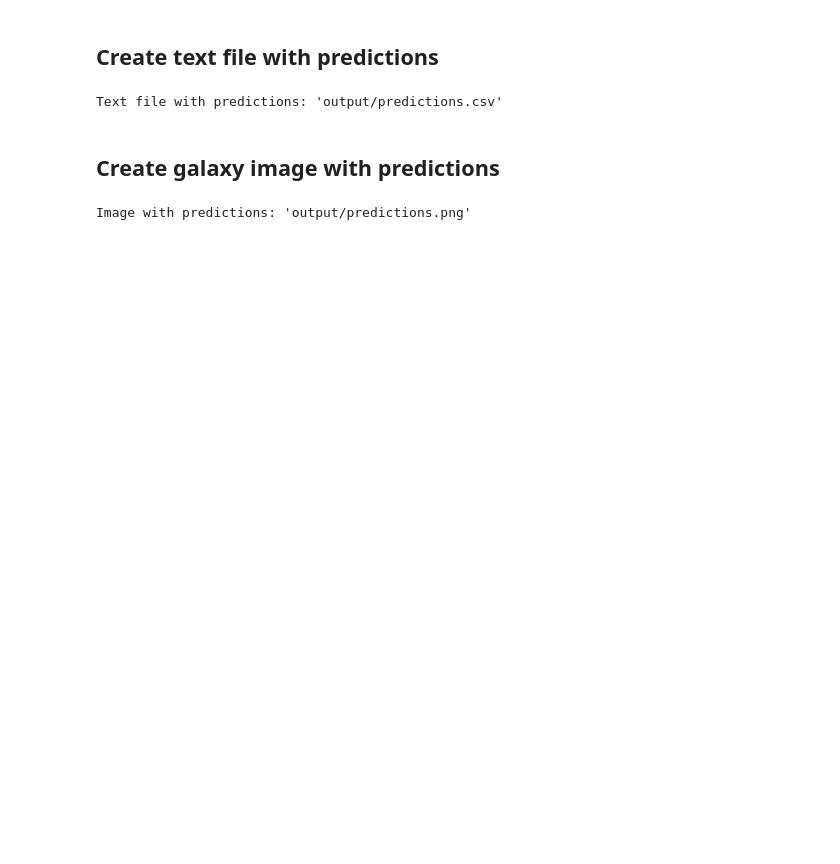
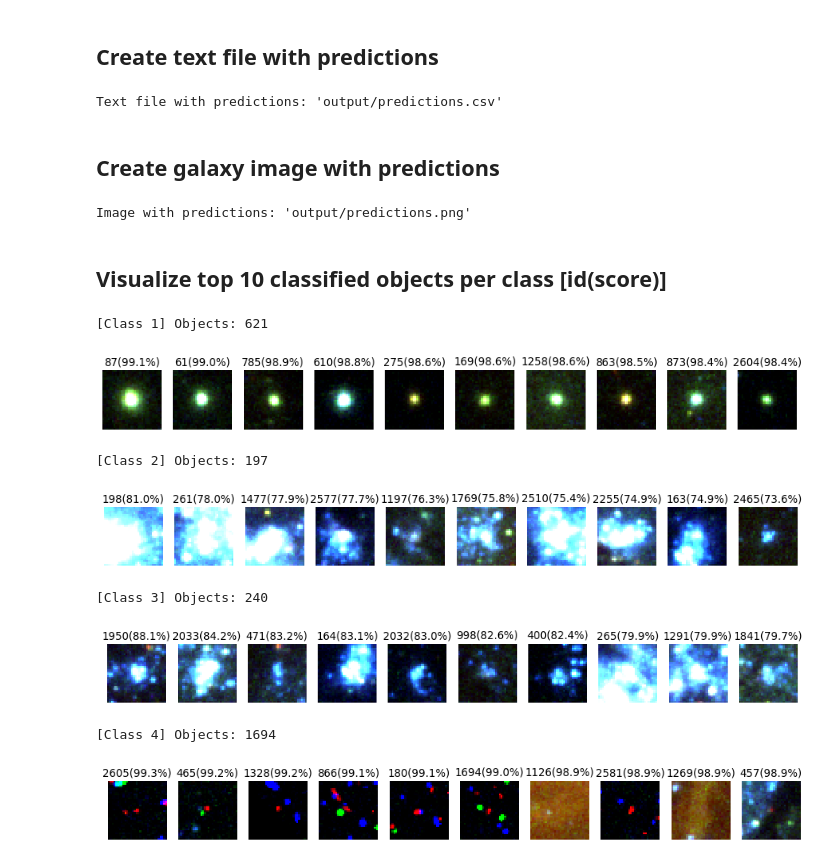
Before and after one commit to gperezs/StarcNet, a Jupyter notebook: demo.ipynb, the cells around one changed output. Cells and saved outputs as stored; diff of their text form; code cells hidden in the pictures; blank space fills up the shorter version.

```diff
--- a/demo.ipynb
+++ b/demo.ipynb
@@ -62,10 +62,10 @@ cuda = False # enables CUDA training (when using a GPU change to True)
 # %% [markdown]
 ### Load dataset
 # %%
-data_test, _, _ = load_db(os.path.join(data_dir,'test_'+dataset+'.dat'))
+data_all, _, ids = load_db(os.path.join(data_dir,'test_'+dataset+'.dat'))
 mean = np.load(data_dir+'mean.npy')
 
-data_test -= mean[np.newaxis,:,np.newaxis,np.newaxis] # subtract mean
+data_test = data_all - mean[np.newaxis,:,np.newaxis,np.newaxis] # subtract mean
 
 data = torch.from_numpy(data_test).float()
 test = TensorDataset(data)
@@ -151,3 +161,42 @@ os.system('python src/run_visualization.py')
 print("Image with predictions: 'output/predictions.png'")
 # %% [output]
 Image with predictions: 'output/predictions.png'
+# %% [markdown]
+## Visualize top 10 classified objects per class [id(score)]
+# %%
+import matplotlib.pyplot as plt
+import matplotlib.image as mpimg
+from scipy.special import softmax
+
+def legus2rgb(im):
+    datac = np.zeros((im.shape[1],im.shape[2],3), dtype=np.float64)
+    datac[:,:,2] = (21.63*im[0,:,:] + 8.63*im[1,:,:]) / 2.
+    datac[:,:,1] = (4.52*im[2,:,:])
+    datac[:,:,0] = (1.23*im[3,:,:] + im[4,:,:]) / 2.
+    return np.clip(datac, 0,1)
+# %%
+sz = 16 # patch size (i.e. sz x sz pixels)
+num_objs = 10 # top-N objects to show
+
+for class_label in range(4):
+    class_ids = np.where(predictions == class_label)
+    scores_ids = softmax(scores, axis=1)[class_ids][:,class_label]
+    sorted_ids = np.argsort(scores_ids)[::-1]
+
+    print('[Class %d] Objects: %d'%(class_label+1,len(sorted_ids)))
+    fig = plt.figure(figsize=(14, 4), dpi= 80, facecolor='w', edgecolor='k')
+    for i in range(num_objs):
+        plt.subplot(1,num_objs,i+1)
+        plt.imshow(legus2rgb(data_all[class_ids][sorted_ids][i,:,:,:]))
+        plt.title('%d(%.1f%%)'%(ids[class_ids[0][sorted_ids[i]]],scores_ids[sorted_ids[i]]*100))
+        plt.axis('off')
+    plt.show()
+# %% [output]
+[Class 1] Objects: 621
+[figure, added]
+[Class 2] Objects: 197
+[figure, added]
+[Class 3] Objects: 240
+[figure, added]
+[Class 4] Objects: 1694
+[figure, added]
```
Also changed, not shown: parts of 1 cell of this notebook.
